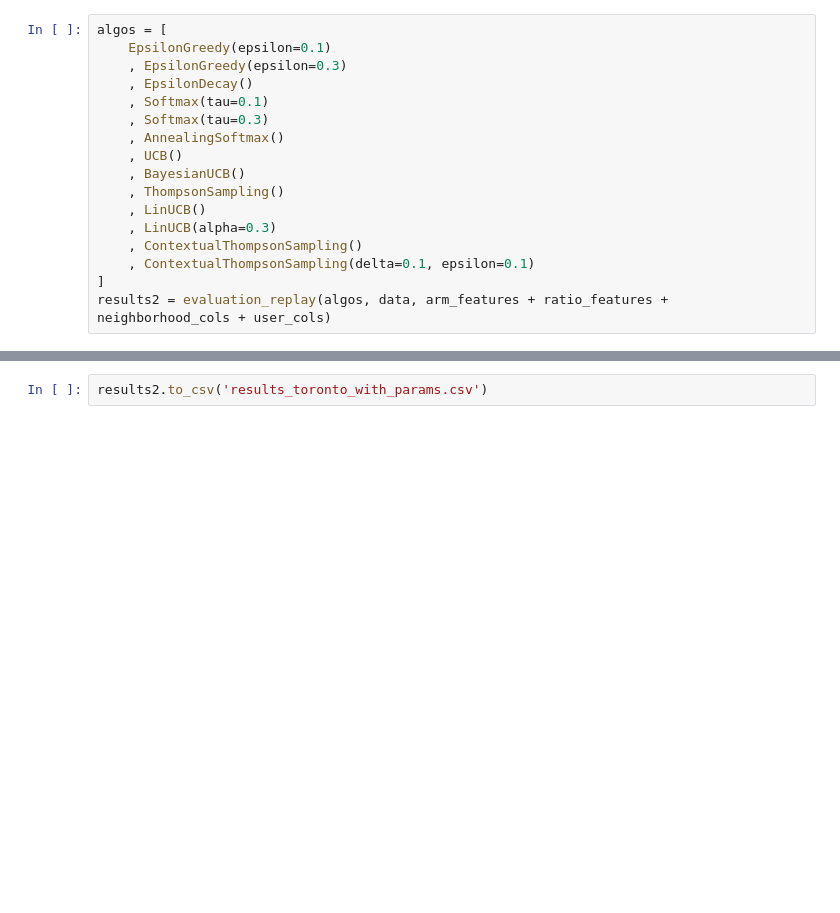
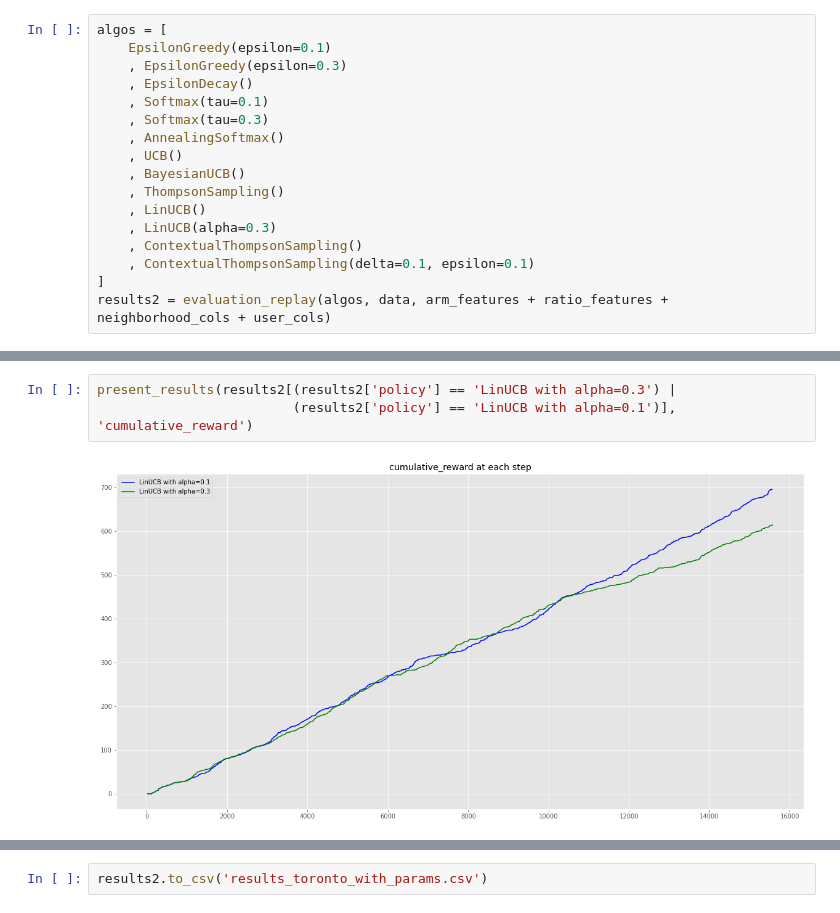
Before and after one commit to raychng/bt4014-project, a Jupyter notebook: bandits_toronto.ipynb, the cells around one changed output, grey strips where cells are left out. Drawn from its saved outputs; the diff is of its cells as text; blank space fills up the shorter version.

```diff
--- a/bandits_toronto.ipynb
+++ b/bandits_toronto.ipynb
@@ -641,3 +659,8 @@ present_results(results2, 'cumulative_reward')
+# %%
+present_results(results2[(results2['policy'] == 'LinUCB with alpha=0.3') |
+                         (results2['policy'] == 'LinUCB with alpha=0.1')], 'cumulative_reward')
+# %% [output]
+[figure, added]
 # %%
 present_results(results2[results2['policy'] != 'EpsilonGreedy with epsilon=0.3'], 'cumulative_reward')
 # %% [output]
```
Also changed, not shown: parts of 9 cells of this notebook.
